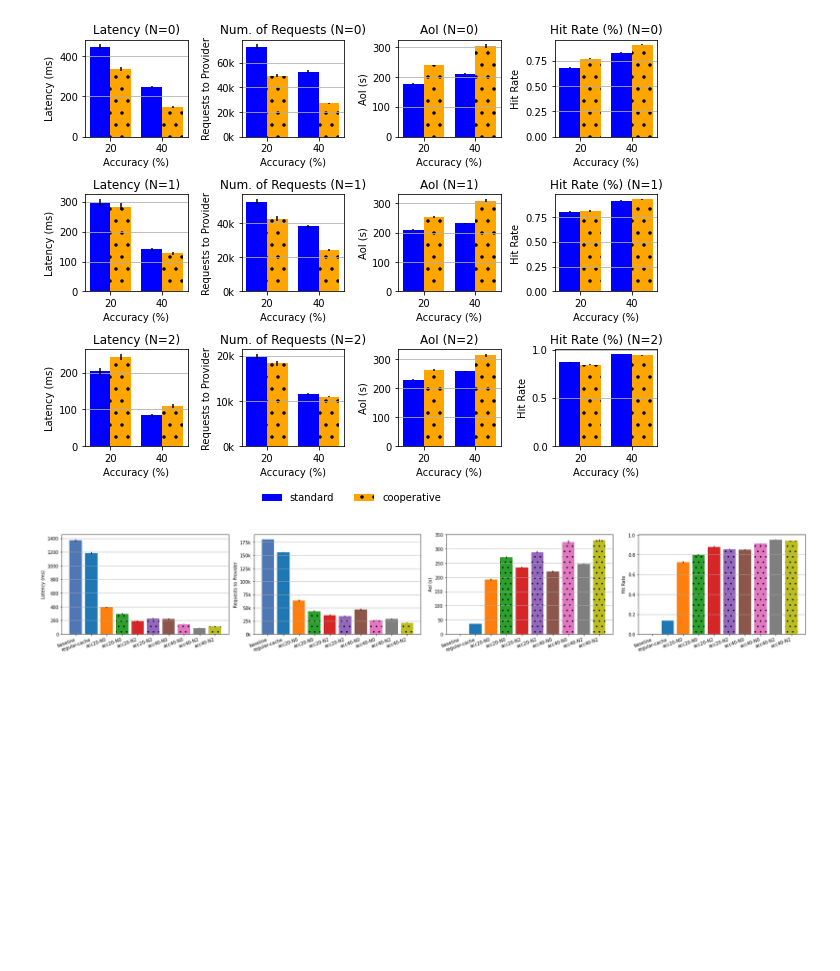
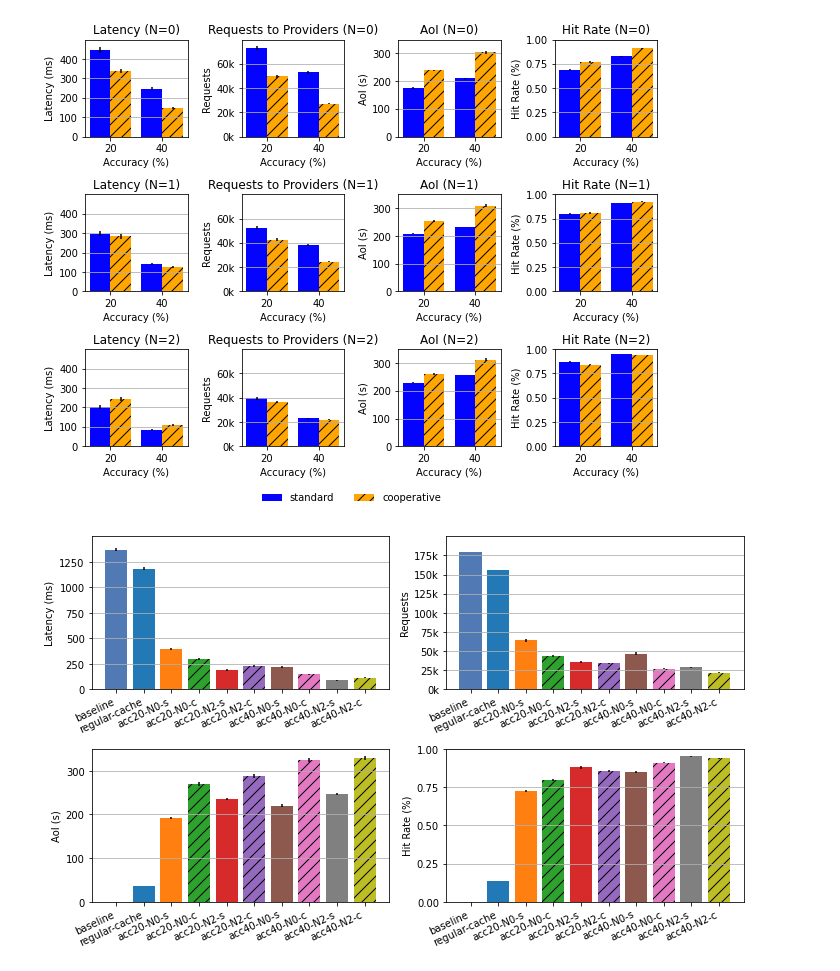
Before and after one commit to UniBO-PRISMLab/cache_simulator, a Jupyter notebook: experiments/scripts/generate-graphs.ipynb, the cells around one changed output. Cells and saved outputs as stored; diff of their text form; code cells hidden in the pictures; blank space fills up the shorter version.

```diff
--- a/experiments/scripts/generate-graphs.ipynb
+++ b/experiments/scripts/generate-graphs.ipynb
@@ -250,7 +258,7 @@ for neighbor_index, neighbor in enumerate(neighbor_values):
         bar_width = 0.8 / len(caching_modes)
         # Set the colors for each user type
         colors = ['blue', 'orange']
-        patterns = ['', '.']
+        patterns = ['', '//']
         # Create a subplot for the current graph and neighbor value
         ax = axes[neighbor_index, graph_index]
 
@@ -259,7 +267,7 @@ for neighbor_index, neighbor in enumerate(neighbor_values):
             x_positions_shifted = (x_positions) + (i - (len(caching_modes) - 1) / 2) * bar_width
             values_ = values[caching_mode]
             y_err = errors[caching_mode]
-            ax.bar(x_positions_shifted, values_, hatch=patterns[i], width=bar_width, yerr=y_err, label=caching_mode, color=colors[i])
+            ax.bar(x_positions_shifted, values_, hatch=patterns[i], alpha=0.99, width=bar_width, yerr=y_err, label=caching_mode, color=colors[i])
 
         # Set the x-axis tick positions and labels
         ax.set_xticks(x_positions)
@@ -271,21 +279,27 @@ for neighbor_index, neighbor in enumerate(neighbor_values):
         title = ""
         # Set the title and legend
         if graph == 'number_of_requests_to_provider':
-            ax.set_ylabel('Requests to Provider')
+            ax.set_ylabel('Requests')
+            ax.set_yticks(np.arange(0, 80000, 20000))  # Add ticks every 250 units
             ax.set_yticklabels([f'{int(y/1000)}k' for y in ax.get_yticks()])
-            title = "Num. of Requests"
+            title = "Requests to Providers"
+            ax.set_ylim([0, 80000])
         elif graph == 'aoi':
             ax.set_ylabel('AoI (s)')
+            ax.set_yticks(np.arange(0, 350000, 100000))  # Add ticks every 250 units
             ax.set_yticklabels([f'{int(y/1000)}' for y in ax.get_yticks()])
             title = "AoI"
+            ax.set_ylim([0, 350000])
         elif graph == 'total_latency':
             ax.set_ylabel('Latency (ms)')
+            ax.set_yticks(np.arange(0, 500, 100))  # Add ticks every 250 units
+            ax.set_ylim([0, 500])
             title = "Latency"
         else:
-            ax.set_ylabel(graph.replace('_', ' ').title())
-            tile = f'{graph.replace("_", " ").title()}'
-            title = "Hit Rate (%)"
-
+            ax.set_ylabel('Hit Rate (%)')
+            ax.set_yticks(np.arange(0, 1.01, 0.25))  # Add ticks every 250 u
+            ax.set_ylim([0, 1])
+            title = "Hit Rate"
         ax.set_title(f'{title} (N={neighbor})')
         # ax.legend()
 
@@ -302,7 +316,7 @@ for neighbor_index, neighbor in enumerate(neighbor_values):
 plt.savefig('cooperative.pdf', format='pdf',   bbox_inches='tight')
 plt.show()
 # %% [output]
-[figure, old version]
+[figure, new version]
 # %%
 import pandas as pd
 import matplotlib.pyplot as plt
@@ -317,14 +331,14 @@ labels = ['baseline', 'accuracy-0-N0-standard-cache-mode-mix', 'accuracy-20.0-N0
           'accuracy-20.0-N2-cooperative-cache-mode-mix', 'accuracy-40.0-N0-standard-cache-mode-mix',
           'accuracy-40.0-N0-cooperative-cache-mode-mix', 'accuracy-40.0-N2-standard-cache-mode-mix',
           'accuracy-40.0-N2-cooperative-cache-mode-mix']
-x_labels = ['baseline', 'regular-cache', 'acc20-N0',
-          'acc20-N0', 'acc20-N2',
-          'acc20-N2', 'acc40-N0',
-          'acc40-N0', 'acc40-N2',
-          'acc40-N2']
+x_labels = ['baseline', 'regular-cache', 'acc20-N0-s',
+          'acc20-N0-c', 'acc20-N2-s',
+          'acc20-N2-c', 'acc40-N0-s',
+          'acc40-N0-c', 'acc40-N2-s',
+          'acc40-N2-c']
 
 # Set the figure size
-fig, axes = plt.subplots(1, len(graphs), figsize=(6 * len(graphs), 4))
+fig, axes = plt.subplots(2, 2, figsize=(10, 6))
 
 # Define the colors for each bar
 colors = ['#4f77b3', '#1f77b4', '#ff7f0e', '#2ca02c', '#d62728', '#9467bd', '#8c564b', '#e377c2', '#7f7f7f', '#bcbd22']
@@ -368,9 +382,16 @@ for graph_index, graph in enumerate(graphs):
 
         # Add fill pattern based on caching mode
         if 'cooperative' in caching_mode:
-            fill_patterns.append('.')
+            fill_patterns.append('//')
         else:
             fill_patterns.append('')
+
+    # Set the subplot position based on the graph index
+    row = graph_index // 2
+    col = graph_index % 2
+
+    # Create a subplot for the current graph
+    ax = axes[row, col]
 
     # Set the x-axis positions based on accuracies
     x_positions = np.arange(len(labels))
@@ -379,46 +400,54 @@ for graph_index, graph in enumerate(graphs):
     # Set the width of each bar
     bar_width = 8 / len(labels)
 
-    # Create a subplot for the current graph
-    ax = axes[graph_index]
-
     # Plot the bar chart with fill patterns
     bars = ax.bar(sorted_positions, values, width=bar_width, yerr=errors, align='center', color=colors)
 
     # Set the fill patterns for the bars
     for i, pattern in enumerate(fill_patterns):
-        bars[i].set(hatch=pattern)
+        bars[i].set(hatch=pattern, alpha=0.99)
 
     # Set the x-axis tick positions and labels
     ax.set_xticks(sorted_positions)
-    ax.set_xticklabels([x_label for x_label in x_labels], rotation=20, ha='right')
+    ax.set_xticklabels([x_label for x_label in x_labels], rotation=25, ha='right')
 
     # Set the y-axis label
     if graph == 'number_of_requests_to_provider':
-        ax.set_ylabel('Requests to Provider')
+        ax.set_ylabel('Requests')
+        ax.set_yticks(np.arange(0, 200000, 25000))  # Add ticks every 250 units
         ax.set_yticklabels([f'{int(y/1000)}k' for y in ax.get_yticks()])
-        title = "Num. of Requests"
+        title = "Requests to Providers"
+        ax.set_ylim([0, 200000])
     elif graph == 'aoi':
         ax.set_ylabel('AoI (s)')
+        ax.set_yticks(np.arange(0, 350000, 100000))  # Add ticks every 250 units
         ax.set_yticklabels([f'{int(y/1000)}' for y in ax.get_yticks()])
         title = "AoI"
+        ax.set_ylim([0, 350000])
     elif graph == 'total_latency':
         ax.set_ylabel('Latency (ms)')
+        ax.set_yticks(np.arange(0, 1500, 250))  # Add ticks every 250 units
+        ax.set_ylim([0, 1500])
         title = "Latency"
     else:
-        ax.set_ylabel(graph.replace('_', ' ').title())
-        title = "Hit Rate (%)"
+        ax.set_ylabel('Hit Rate (%)')
+        ax.set_yticks(np.arange(0, 1.01, 0.25))  # Add ticks every 250 u
+        ax.set_ylim([0, 1])
+        title = "Hit Rate"
 
     # Add a horizontal grid
     ax.yaxis.grid(True)
+
+    # Set the title
+    #ax.set_title(title)
 
 # Adjust the spacing between subplots
 plt.tight_layout()
 
 # Save the plot as PDF
 plt.savefig('overall.pdf', format='pdf')
 
 # Show the plot
 plt.show()
 # %% [output]
-[figure, old version]
+[figure, new version]
```
Also changed, not shown: parts of 2 cells of this notebook, 58 other files.
